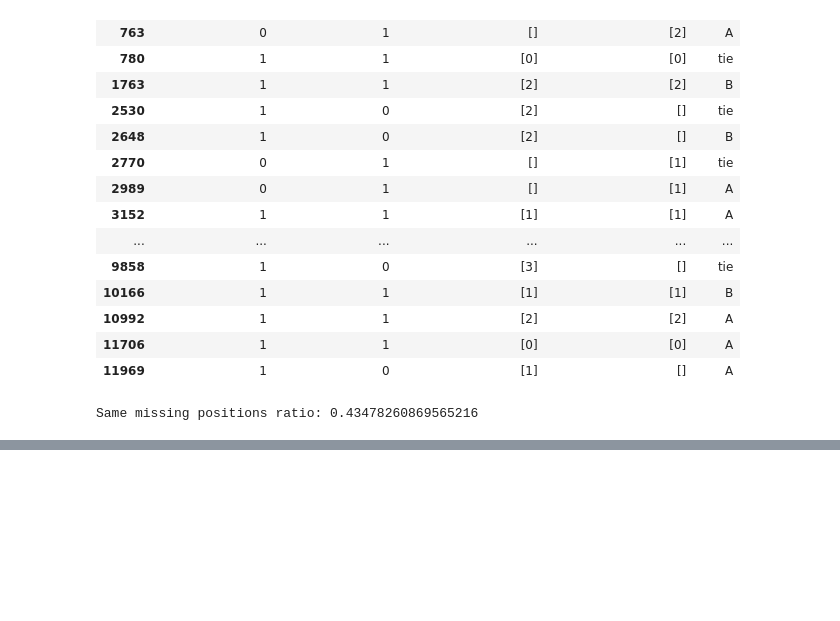
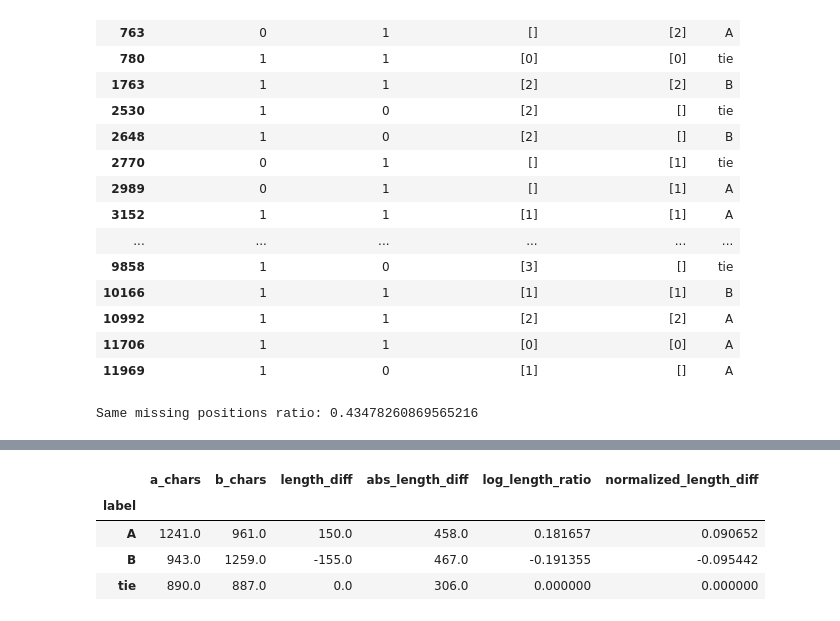
Before and after one commit to AAAAAmily/lmsys-preference-prediction, a Jupyter notebook: notebooks/02_feature_engineering.ipynb, the cells around one changed output, grey strips where cells are left out. Drawn from its saved outputs; the diff is of its cells as text; code cells hidden in the pictures; blank space fills up the shorter version.

```diff
--- a/notebooks/02_feature_engineering.ipynb
+++ b/notebooks/02_feature_engineering.ipynb
@@ -257,0 +326,18 @@ Same missing positions ratio: 0.43478260869565216
+# %%
+df.groupby("label")[
+    [
+        "a_chars",
+        "b_chars",
+        "length_diff",
+        "abs_length_diff",
+        "log_length_ratio",
+        "normalized_length_diff"
+    ]
+].median()
+#winning responses tend to be relatively longer, while tied responses have more similar lengths
+# %% [output]
+|  | a_chars | b_chars | length_diff | abs_length_diff | log_length_ratio | normalized_length_diff |
+| label |  |  |  |  |  |  |
+| A | 1241.0 | 961.0 | 150.0 | 458.0 | 0.181657 | 0.090652 |
+| B | 943.0 | 1259.0 | -155.0 | 467.0 | -0.191355 | -0.095442 |
+| tie | 890.0 | 887.0 | 0.0 | 306.0 | 0.000000 | 0.000000 |
```
Also changed, not shown: parts of 7 cells of this notebook.
